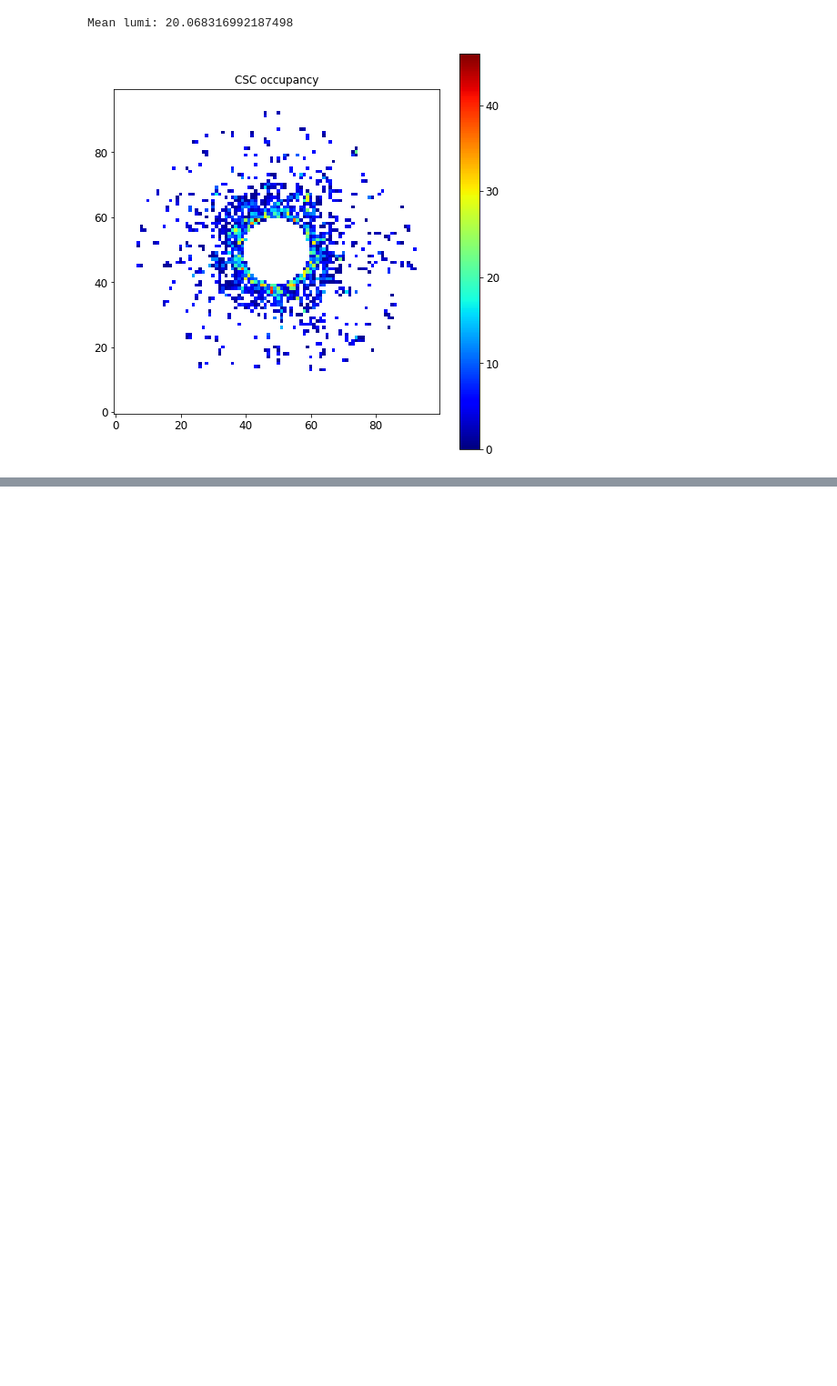
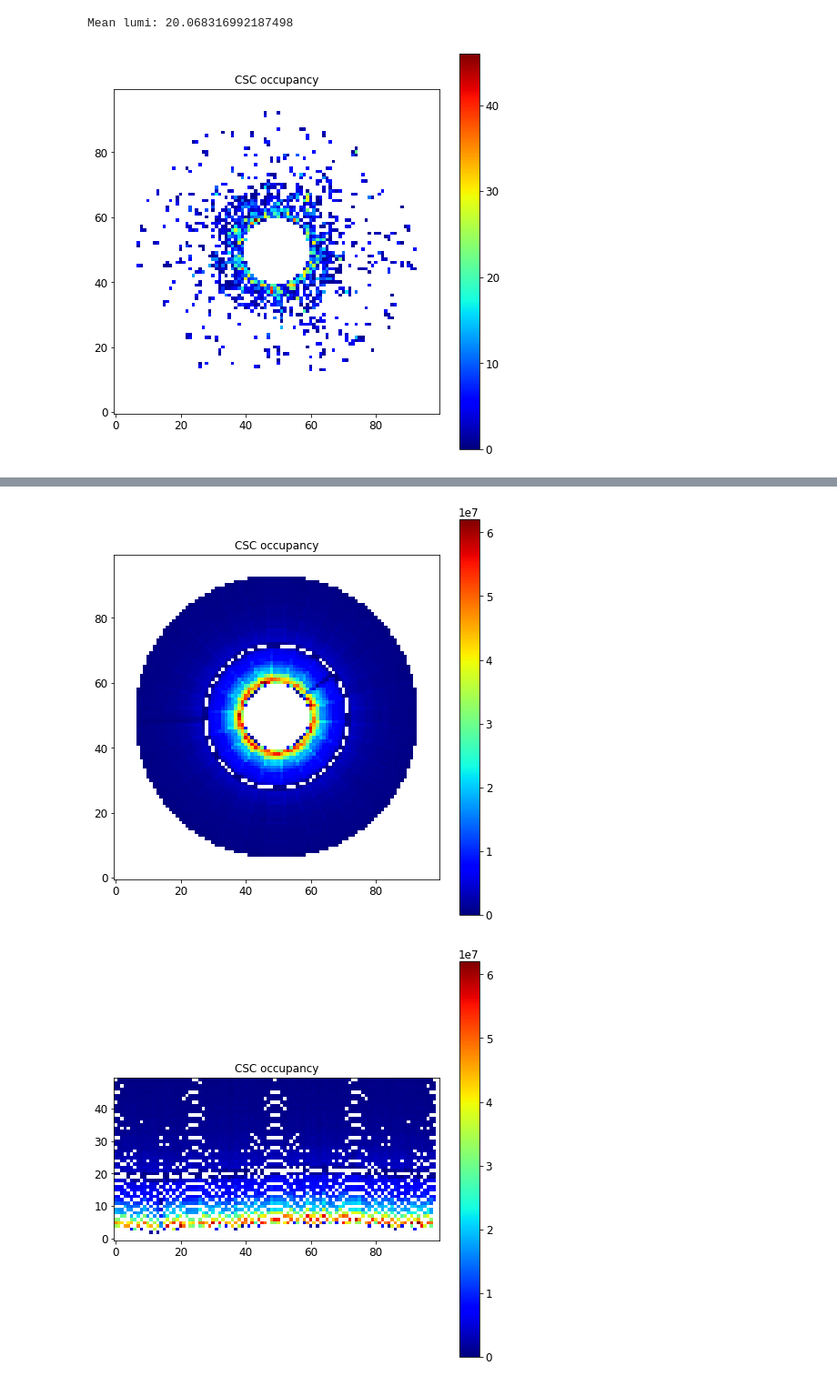
Before and after one commit to Ma128-bit/ML4DQM_deprecated, a Jupyter notebook: CSC_AE_preprocessing.ipynb, the cells around one changed output, grey strips where cells are left out. Shown: that part at 91% size. Saved outputs shown, nothing was run; the diff lists cells and outputs as text; code cells hidden in the pictures; blank space fills up the shorter version.

```diff
--- a/CSC_AE_preprocessing.ipynb
+++ b/CSC_AE_preprocessing.ipynb
@@ -138,3 +157,51 @@ def XY_to_Polar(img):
+# %%
+import numpy as np
+
+def cartesian_to_polar(matrix):
+    """
+    Convert a 2D matrix from Cartesian coordinates to polar coordinates.
+
+    Parameters:
+    - matrix: Input 2D matrix.
+
+    Returns:
+    - polar_matrix: Matrix in polar coordinates.
+    """
+    rows, cols = matrix.shape
+    center = (rows // 2, cols // 2)
+    max_radius = np.sqrt(center[0]**2 + center[1]**2)
+
+    polar_matrix = np.zeros_like(matrix)
+
+    for i in range(rows):
+        for j in range(cols):
+            dy = j - center[1]
+            dx = i - center[0]
+            radius = np.sqrt(dx**2 + dy**2)
+            theta = np.arctan2(dy, dx)
+            if theta < 0:
+                theta += 2 * np.pi
+
+            # Normalize radius and theta
+            radius_norm = radius / max_radius
+            theta_norm = theta / (2 * np.pi)
+
+            # Map normalized polar coordinates back to matrix indices
+            polar_i = int(radius_norm * (rows - 1))
+            polar_j = int(theta_norm * (cols - 1))
+
+            polar_matrix[polar_i, polar_j] = matrix[i, j]
+    polar_matrix = polar_matrix[10:60, :]
+    return polar_matrix
+
+# Example usage
+matrix = np.copy(sum_img)
+polar_matrix = cartesian_to_polar(matrix)
+Show2Dimg(sum_img)
+Show2Dimg(polar_matrix)
+# %% [output]
+[figure, added]
+[figure, added]
 # %%
 def hadd_img(df, lumi_threshold):
     count = 0
```
Also changed, not shown: parts of 14 cells of this notebook, 2 other files.
